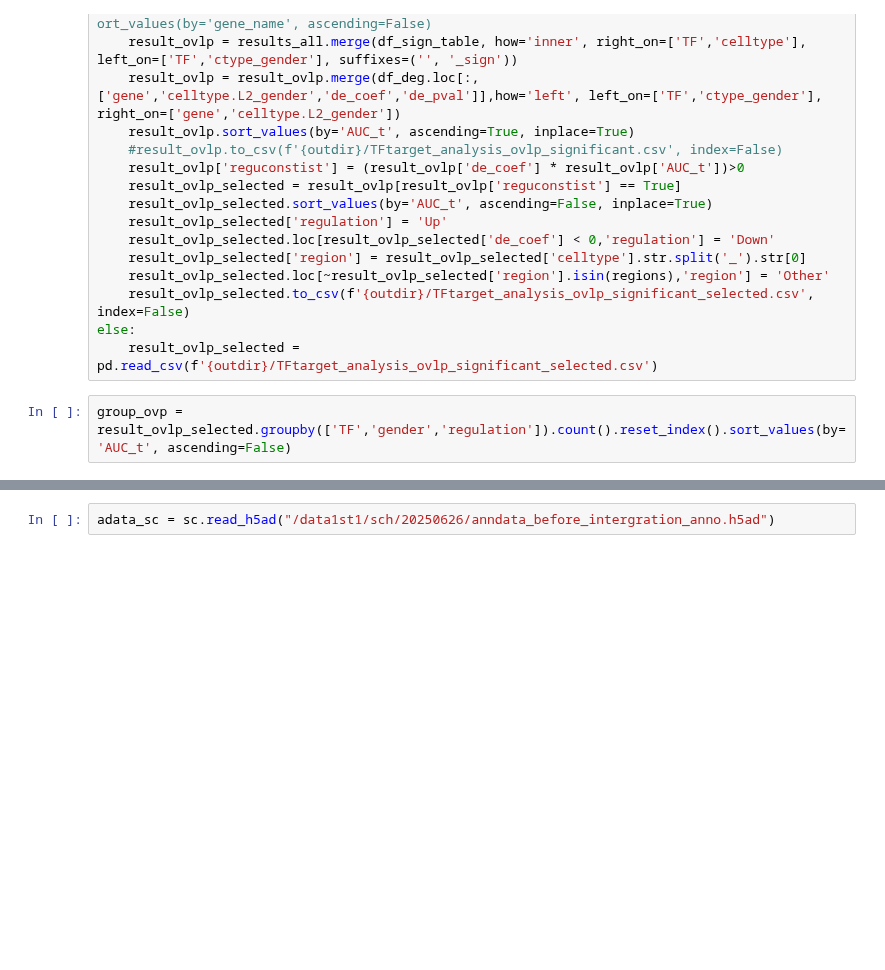
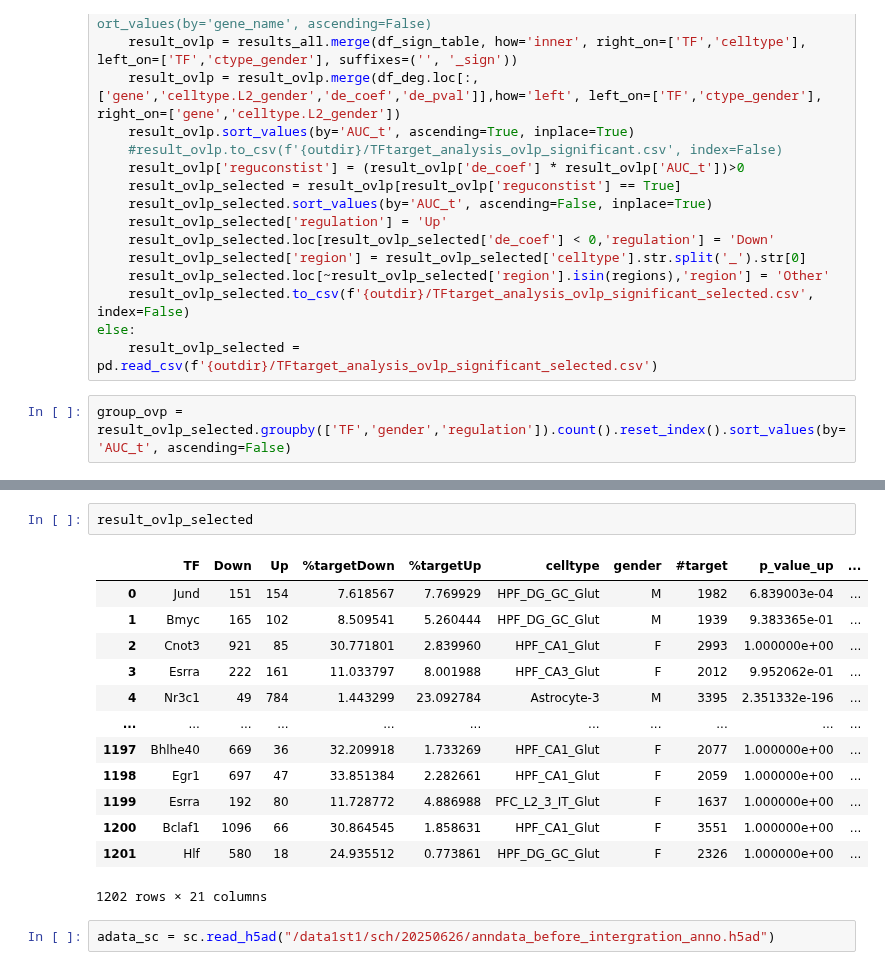
Before and after one commit to juychen/scmmd, a Jupyter notebook: 16analysisTFsn.ipynb, the cells around one changed output, grey strips where cells are left out. Saved outputs shown, nothing was run; the diff lists cells and outputs as text; blank space fills up the shorter version.

```diff
--- a/16analysisTFsn.ipynb
+++ b/16analysisTFsn.ipynb
@@ -475,3 +518,19 @@ group_ovp = result_ovlp_selected.groupby(['TF','gender','regulation']).count().r
+# %%
+result_ovlp_selected
+# %% [output]
+|  | TF | Down | Up | %targetDown | %targetUp | celltype | gender | #target | p_value_up | ... |
+| 0 | Jund | 151 | 154 | 7.618567 | 7.769929 | HPF_DG_GC_Glut | M | 1982 | 6.839003e-04 | ... |
+| 1 | Bmyc | 165 | 102 | 8.509541 | 5.260444 | HPF_DG_GC_Glut | M | 1939 | 9.383365e-01 | ... |
+| 2 | Cnot3 | 921 | 85 | 30.771801 | 2.839960 | HPF_CA1_Glut | F | 2993 | 1.000000e+00 | ... |
+| 3 | Esrra | 222 | 161 | 11.033797 | 8.001988 | HPF_CA3_Glut | F | 2012 | 9.952062e-01 | ... |
+| 4 | Nr3c1 | 49 | 784 | 1.443299 | 23.092784 | Astrocyte-3 | M | 3395 | 2.351332e-196 | ... |
+| ... | ... | ... | ... | ... | ... | ... | ... | ... | ... | ... |
+| 1197 | Bhlhe40 | 669 | 36 | 32.209918 | 1.733269 | HPF_CA1_Glut | F | 2077 | 1.000000e+00 | ... |
+| 1198 | Egr1 | 697 | 47 | 33.851384 | 2.282661 | HPF_CA1_Glut | F | 2059 | 1.000000e+00 | ... |
+| 1199 | Esrra | 192 | 80 | 11.728772 | 4.886988 | PFC_L2_3_IT_Glut | F | 1637 | 1.000000e+00 | ... |
+| 1200 | Bclaf1 | 1096 | 66 | 30.864545 | 1.858631 | HPF_CA1_Glut | F | 3551 | 1.000000e+00 | ... |
+| 1201 | Hlf | 580 | 18 | 24.935512 | 0.773861 | HPF_DG_GC_Glut | F | 2326 | 1.000000e+00 | ... |
+1202 rows × 21 columns
 # %%
 adata_sc = sc.read_h5ad("/data1st1/sch/20250626/anndata_before_intergration_anno.h5ad")
 # %%
```
Also changed, not shown: parts of 6 cells of this notebook, 2 other files.
